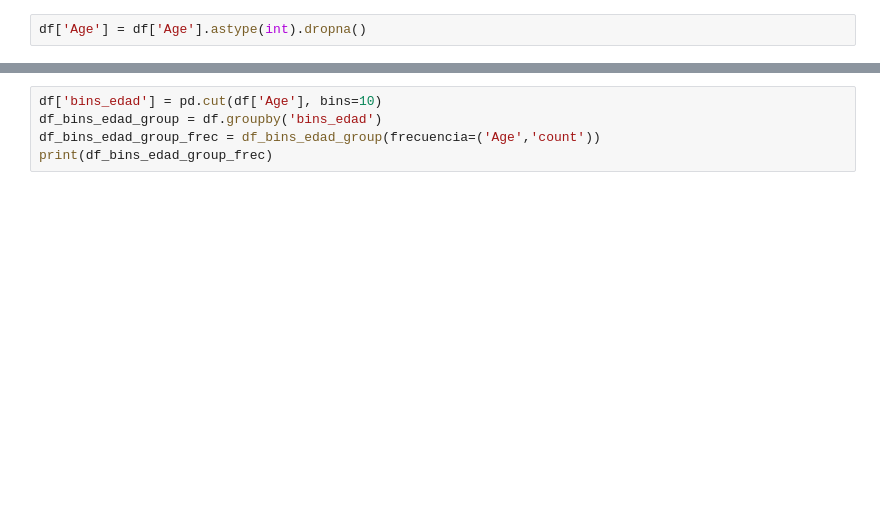
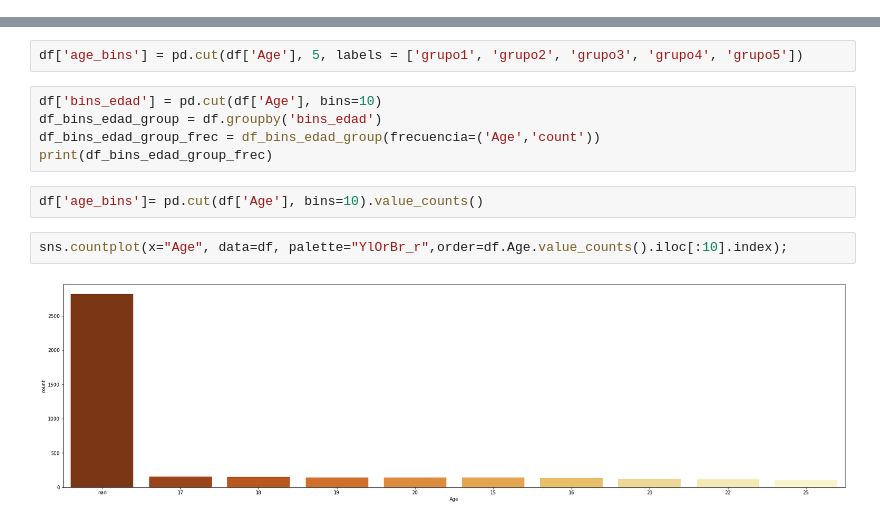
Before and after one commit to Adalab/DA-promo-a-modulo-2-pair-2-Almudena-Olivia, a Jupyter notebook: EDA/EDA 3/pair_programming-eda_3.ipynb, the cells around one changed output, grey strips where cells are left out. Saved outputs shown, nothing was run; the diff lists cells and outputs as text; blank space fills up the shorter version.

```diff
--- a/EDA/EDA 3/pair_programming-eda_3.ipynb
+++ b/EDA/EDA 3/pair_programming-eda_3.ipynb
@@ -105,5 +106,3 @@ sns.countplot(x="Country", hue="Sex_new", data=df, palette="rocket",order=df.Cou
 # %% [markdown]
  ##### 2.3: ¿Qué edad recibe mayor número de ataques?
    - 💡 Pista 💡 Para que esta gráfica nos salga legible tendremos que crear antes grupos de edad.
-# %%
-df['Age'] = df['Age'].astype(int).dropna()
@@ -110,5 +113,13 @@ df['Age'] = df['Age'].astype(int).dropna()
+# %%
+df['age_bins'] = pd.cut(df['Age'], 5, labels = ['grupo1', 'grupo2', 'grupo3', 'grupo4', 'grupo5'])
 # %%
 df['bins_edad'] = pd.cut(df['Age'], bins=10)
 df_bins_edad_group = df.groupby('bins_edad')
 df_bins_edad_group_frec = df_bins_edad_group(frecuencia=('Age','count'))
 print(df_bins_edad_group_frec)
+# %%
+df['age_bins']= pd.cut(df['Age'], bins=10).value_counts()
+# %%
+sns.countplot(x="Age", data=df, palette="YlOrBr_r",order=df.Age.value_counts().iloc[:10].index);
+# %% [output]
+[figure, added]
```
Also changed, not shown: parts of 12 cells of this notebook.
